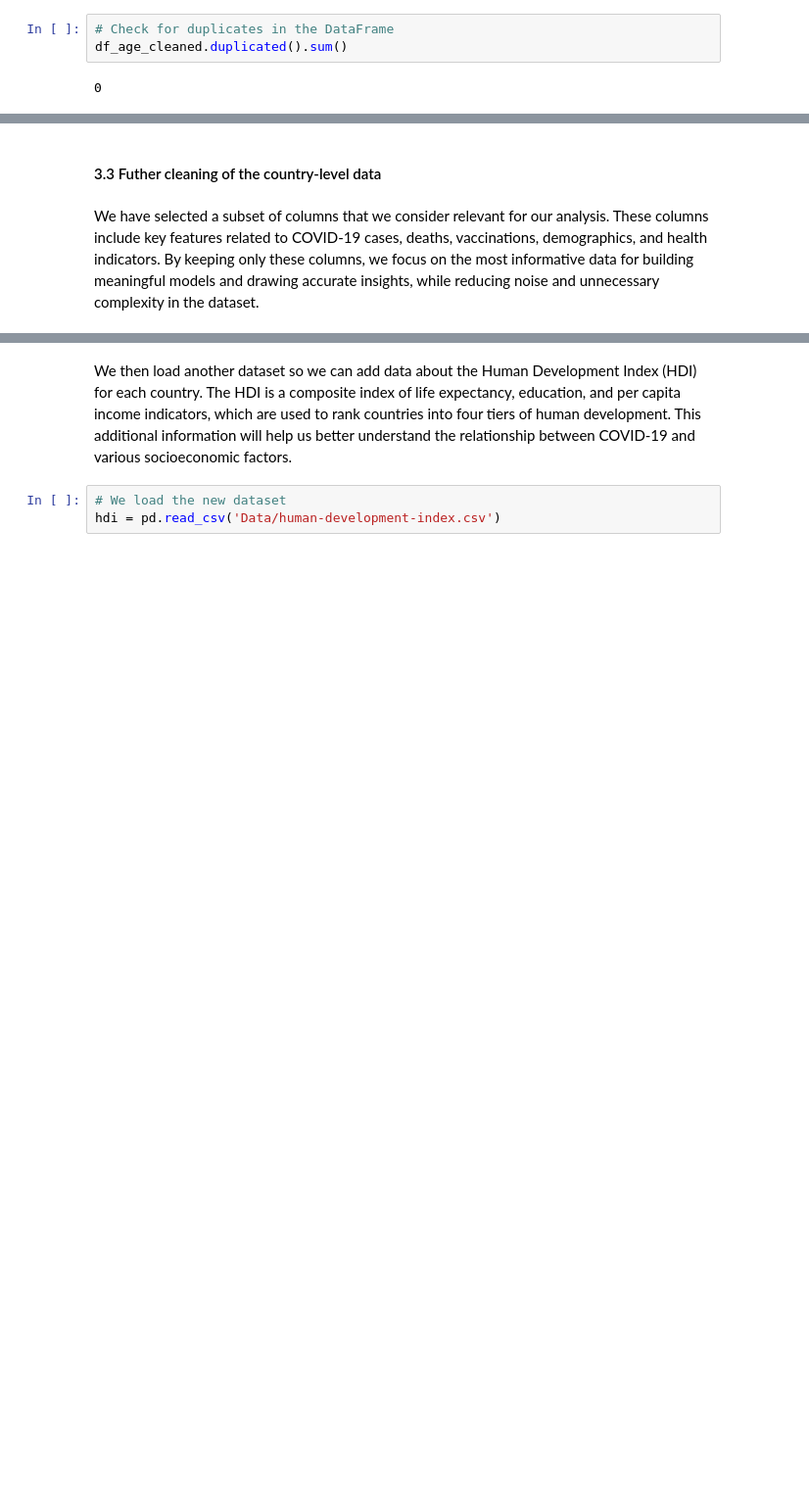
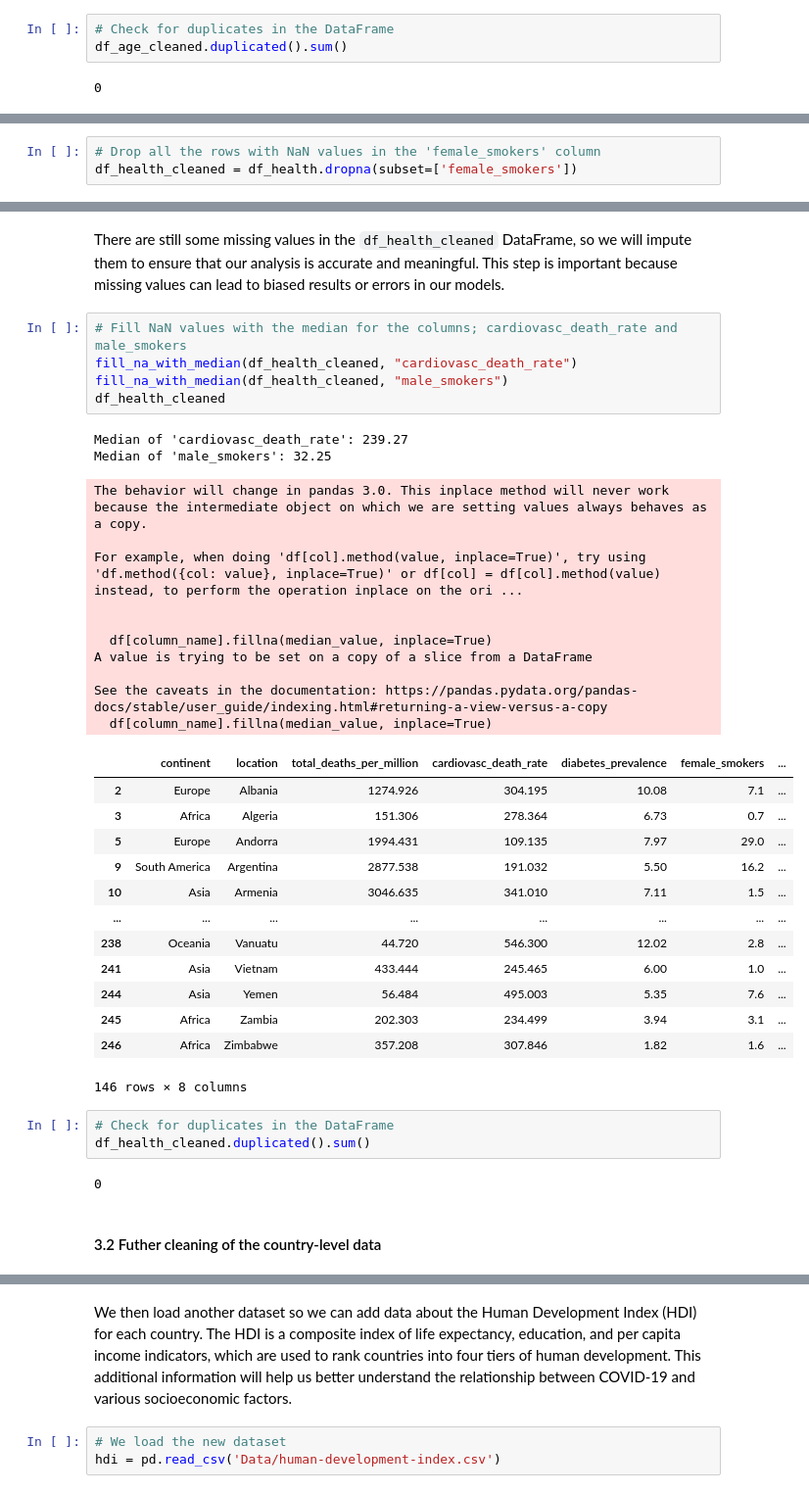
Before and after one commit to KamiStolt/BI-eksamen, a Jupyter notebook: Eksamen/BI_exam.ipynb, the cells around one changed output, grey strips where cells are left out. Shown at 98% size. Cells and saved outputs as stored; diff of their text form; blank space fills up the shorter version.

```diff
--- a/Eksamen/BI_exam.ipynb
+++ b/Eksamen/BI_exam.ipynb
@@ -444,0 +483,3 @@ df_age_cleaned.duplicated().sum()
+# %%
+# Drop all the rows with NaN values in the 'female_smokers' column
+df_health_cleaned = df_health.dropna(subset=['female_smokers'])
@@ -445,4 +499,40 @@ df_age_cleaned.duplicated().sum()
+# %% [markdown]
+There are still some missing values in the `df_health_cleaned` DataFrame, so we will impute them to ensure that our analysis is accurate and meaningful. This step is important because missing values can lead to biased results or errors in our models.
+# %%
+# Fill NaN values with the median for the columns; cardiovasc_death_rate and male_smokers
+fill_na_with_median(df_health_cleaned, "cardiovasc_death_rate")
+fill_na_with_median(df_health_cleaned, "male_smokers")
+df_health_cleaned
+# %% [output]
+Median of 'cardiovasc_death_rate': 239.27
+Median of 'male_smokers': 32.25
+The behavior will change in pandas 3.0. This inplace method will never work because the intermediate object on which we are setting values always behaves as a copy.
+
+For example, when doing 'df[col].method(value, inplace=True)', try using 'df.method({col: value}, inplace=True)' or df[col] = df[col].method(value) instead, to perform the operation inplace on the ori ...
+
+
+  df[column_name].fillna(median_value, inplace=True)
+A value is trying to be set on a copy of a slice from a DataFrame
+
+See the caveats in the documentation: https://pandas.pydata.org/pandas-docs/stable/user_guide/indexing.html#returning-a-view-versus-a-copy
+  df[column_name].fillna(median_value, inplace=True)
+|  | continent | location | total_deaths_per_million | cardiovasc_death_rate | diabetes_prevalence | female_smokers | ... |
+| 2 | Europe | Albania | 1274.926 | 304.195 | 10.08 | 7.1 | ... |
+| 3 | Africa | Algeria | 151.306 | 278.364 | 6.73 | 0.7 | ... |
+| 5 | Europe | Andorra | 1994.431 | 109.135 | 7.97 | 29.0 | ... |
+| 9 | South America | Argentina | 2877.538 | 191.032 | 5.50 | 16.2 | ... |
+| 10 | Asia | Armenia | 3046.635 | 341.010 | 7.11 | 1.5 | ... |
+| ... | ... | ... | ... | ... | ... | ... | ... |
+| 238 | Oceania | Vanuatu | 44.720 | 546.300 | 12.02 | 2.8 | ... |
+| 241 | Asia | Vietnam | 433.444 | 245.465 | 6.00 | 1.0 | ... |
+| 244 | Asia | Yemen | 56.484 | 495.003 | 5.35 | 7.6 | ... |
+| 245 | Africa | Zambia | 202.303 | 234.499 | 3.94 | 3.1 | ... |
+| 246 | Africa | Zimbabwe | 357.208 | 307.846 | 1.82 | 1.6 | ... |
+146 rows × 8 columns
+# %%
+# Check for duplicates in the DataFrame
+df_health_cleaned.duplicated().sum()
+# %% [output]
+0
 # %% [markdown]
-#### 3.3 Futher cleaning of the country-level data
+#### 3.2 Futher cleaning of the country-level data
-# %% [markdown]
-We have selected a subset of columns that we consider relevant for our analysis. These columns include key features related to COVID-19 cases, deaths, vaccinations, demographics, and health indicators. By keeping only these columns, we focus on the most informative data for building meaningful models and drawing accurate insights, while reducing noise and unnecessary complexity in the dataset.
```
Also changed, not shown: parts of 40 cells of this notebook.
